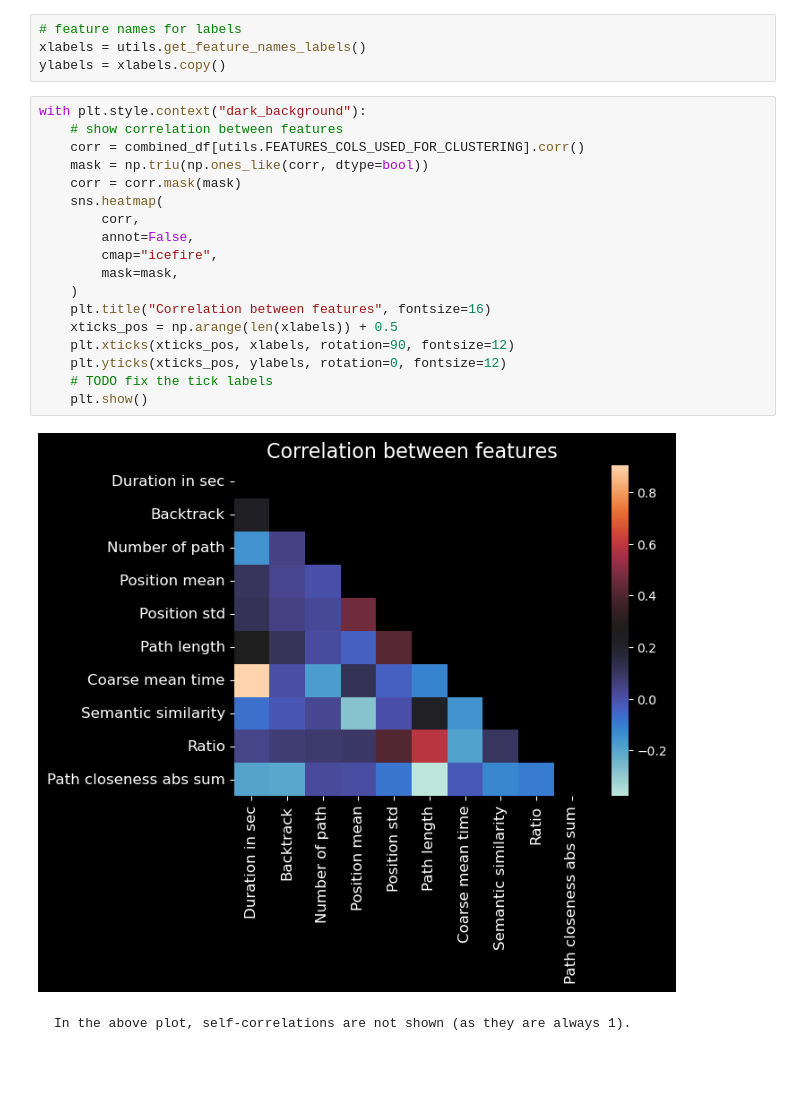
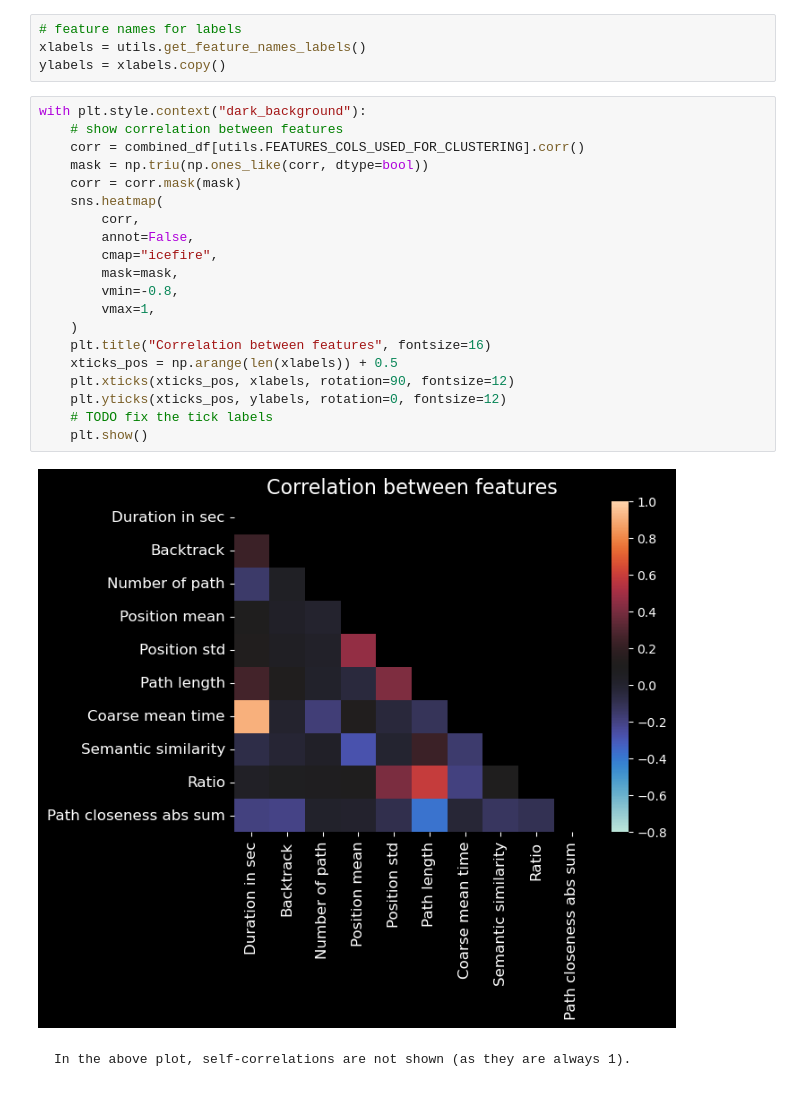
Before and after one commit to epfl-ada/ada-2023-project-adamants, a Jupyter notebook: p3_code/data_loading.ipynb, the cells around one changed output. Saved outputs shown, nothing was run; the diff lists cells and outputs as text.

Commit message:
Fix corr plot vmin/vmax

````diff
--- a/p3_code/data_loading.ipynb
+++ b/p3_code/data_loading.ipynb
@@ -142,23 +142,25 @@ ylabels = xlabels.copy()
 # %%
 with plt.style.context("dark_background"):
     # show correlation between features
     corr = combined_df[utils.FEATURES_COLS_USED_FOR_CLUSTERING].corr()
     mask = np.triu(np.ones_like(corr, dtype=bool))
     corr = corr.mask(mask)
     sns.heatmap(
         corr,
         annot=False,
         cmap="icefire",
         mask=mask,
+        vmin=-0.8,
+        vmax=1,
     )
     plt.title("Correlation between features", fontsize=16)
     xticks_pos = np.arange(len(xlabels)) + 0.5
     plt.xticks(xticks_pos, xlabels, rotation=90, fontsize=12)
     plt.yticks(xticks_pos, ylabels, rotation=0, fontsize=12)
     # TODO fix the tick labels
     plt.show()
 # %% [output]
-[figure, old version]
+[figure, new version]
 # %% [markdown]
 ```{note}
 In the above plot, self-correlations are not shown (as they are always 1).
````
